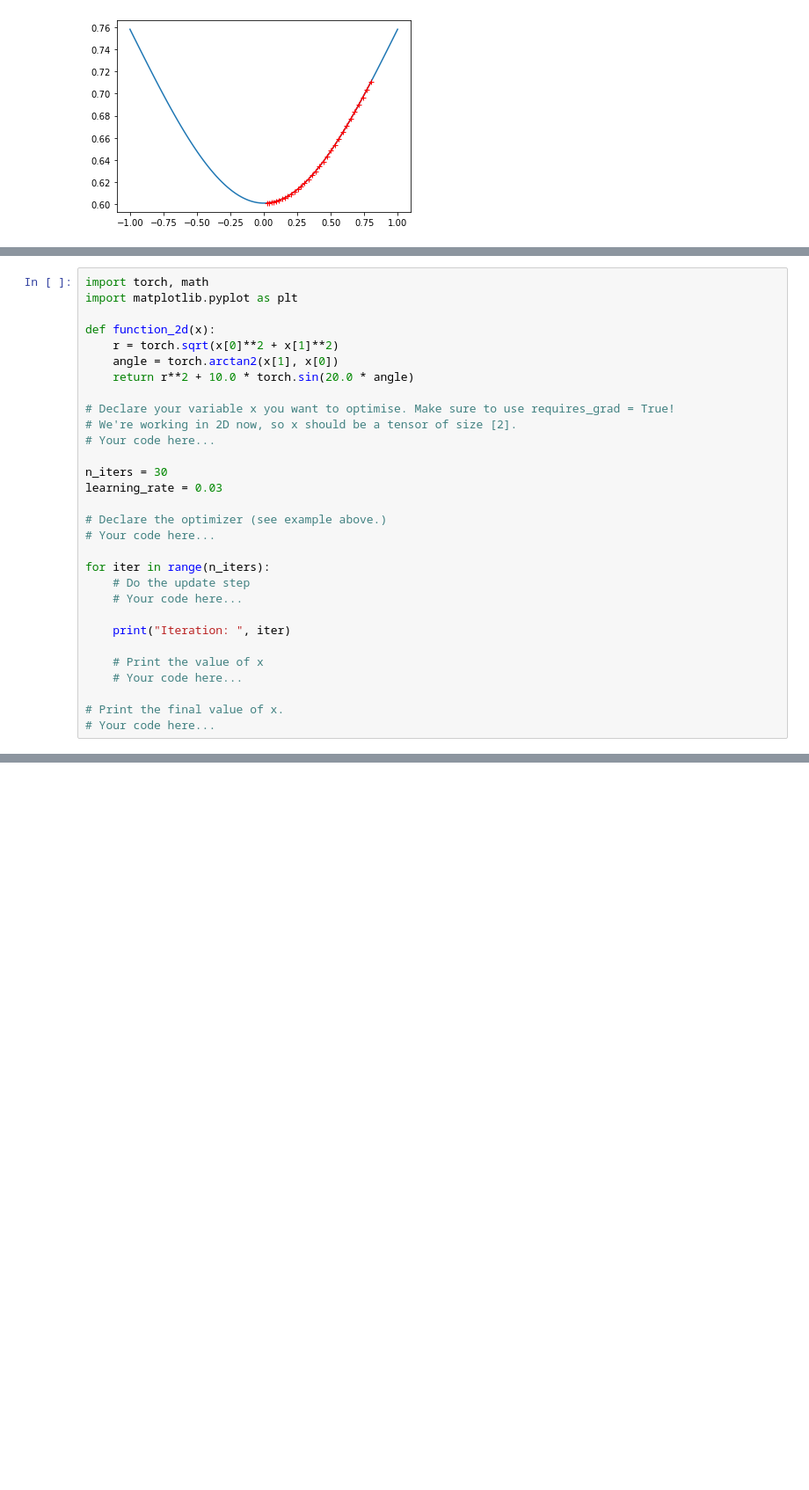
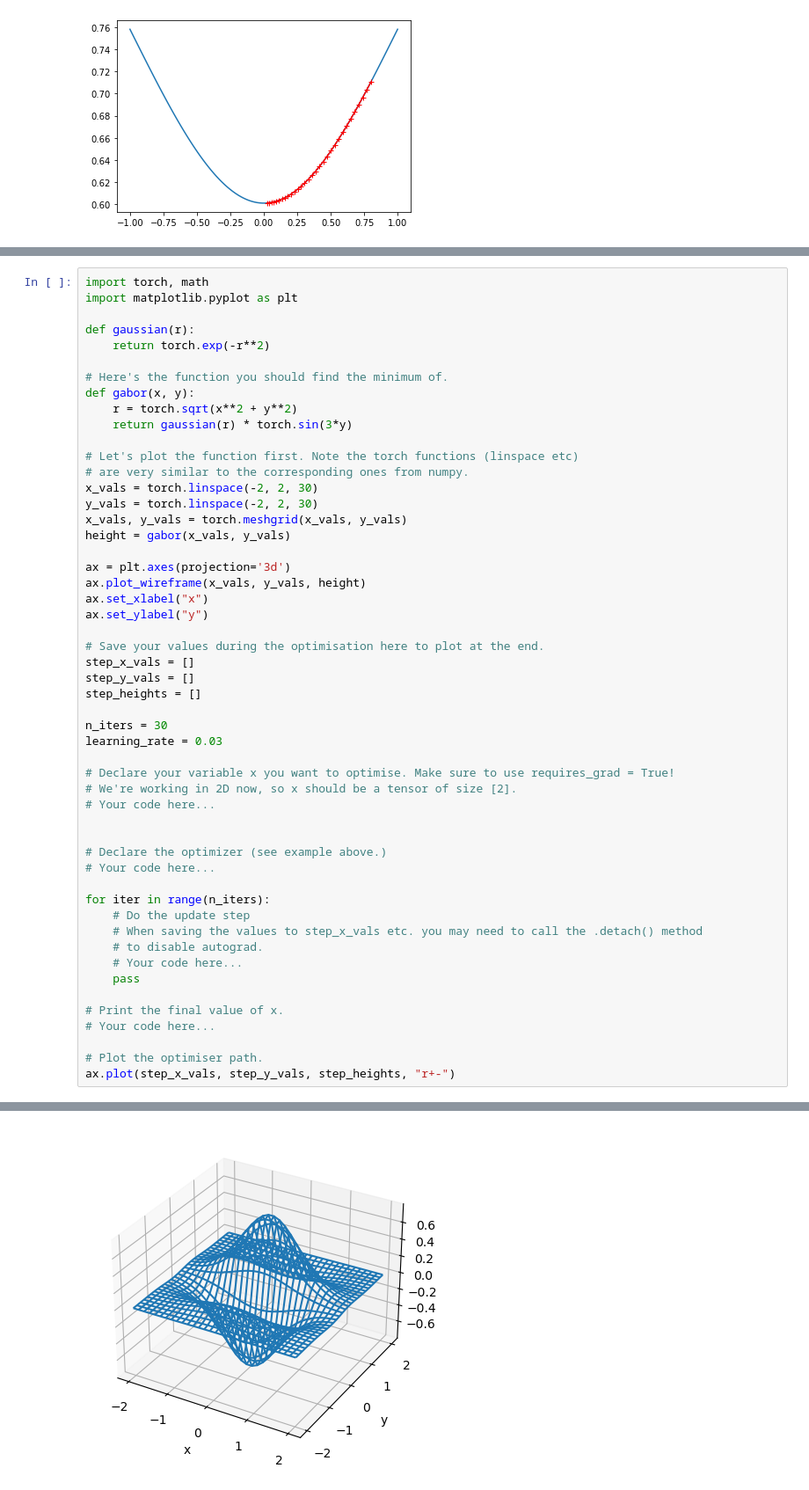
Before and after one commit to drwalton/cgvi-python-intro, a Jupyter notebook: 10_differentiation.ipynb, the cells around one changed output, grey strips where cells are left out. Shown at 88% size. Drawn from its saved outputs; the diff is of its cells as text; blank space fills up the shorter version.

```diff
--- a/10_differentiation.ipynb
+++ b/10_differentiation.ipynb
@@ -358,29 +359,52 @@ Try to use automatic differentiation to find the minimum of the 2D function we l
 import torch, math
 import matplotlib.pyplot as plt
 
-def function_2d(x):
-    r = torch.sqrt(x[0]**2 + x[1]**2)
-    angle = torch.arctan2(x[1], x[0])
-    return r**2 + 10.0 * torch.sin(20.0 * angle)
+def gaussian(r):
+    return torch.exp(-r**2)
+
+# Here's the function you should find the minimum of.
+def gabor(x, y):
+    r = torch.sqrt(x**2 + y**2)
+    return gaussian(r) * torch.sin(3*y)
+
+# Let's plot the function first. Note the torch functions (linspace etc)
+# are very similar to the corresponding ones from numpy.
+x_vals = torch.linspace(-2, 2, 30)
+y_vals = torch.linspace(-2, 2, 30)
+x_vals, y_vals = torch.meshgrid(x_vals, y_vals)
+height = gabor(x_vals, y_vals)
+
+ax = plt.axes(projection='3d')
+ax.plot_wireframe(x_vals, y_vals, height)
+ax.set_xlabel("x")
+ax.set_ylabel("y")
+
+# Save your values during the optimisation here to plot at the end.
+step_x_vals = []
+step_y_vals = []
+step_heights = []
+
+n_iters = 30
+learning_rate = 0.03
 
 # Declare your variable x you want to optimise. Make sure to use requires_grad = True!
 # We're working in 2D now, so x should be a tensor of size [2].
 # Your code here...
 
-n_iters = 30
-learning_rate = 0.03
 
 # Declare the optimizer (see example above.)
 # Your code here...
 
 for iter in range(n_iters):
     # Do the update step
+    # When saving the values to step_x_vals etc. you may need to call the .detach() method
+    # to disable autograd.
     # Your code here...
-
-    print("Iteration: ", iter)
-
-    # Print the value of x
-    # Your code here...
+    pass
 
 # Print the final value of x.
 # Your code here...
+
+# Plot the optimiser path.
+ax.plot(step_x_vals, step_y_vals, step_heights, "r+-")
+# %% [output]
@@ -387,3 +412,4 @@ for iter in range(n_iters):
+[figure, added]
 # %% [markdown]
 ### Note: Stochastic Gradient Descent
 
```
Also changed, not shown: parts of 6 cells of this notebook, 10 other files.
